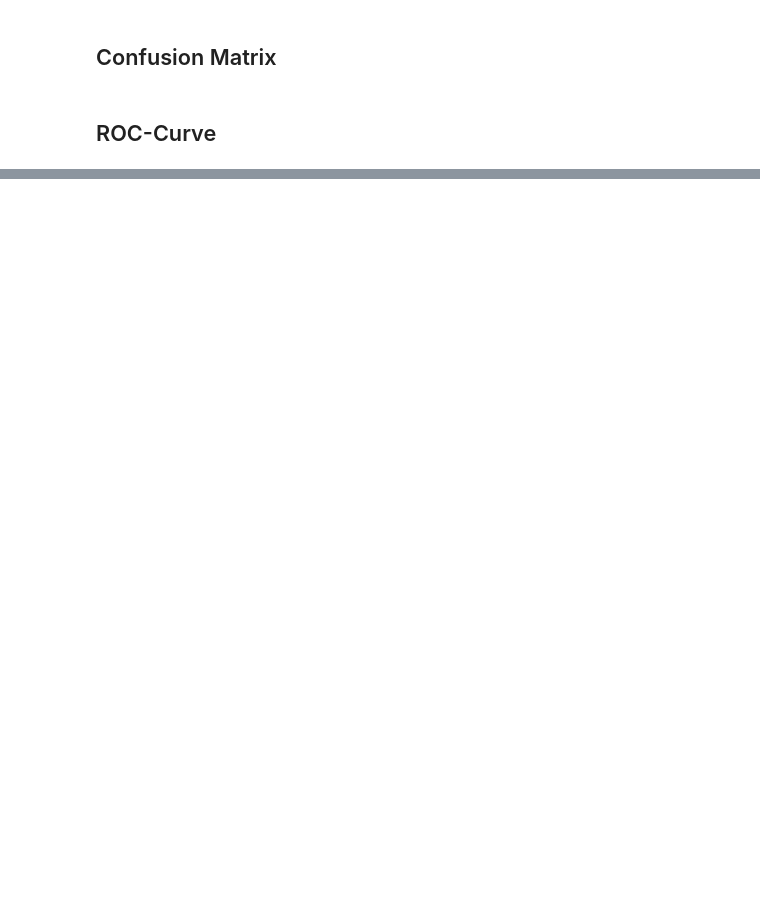
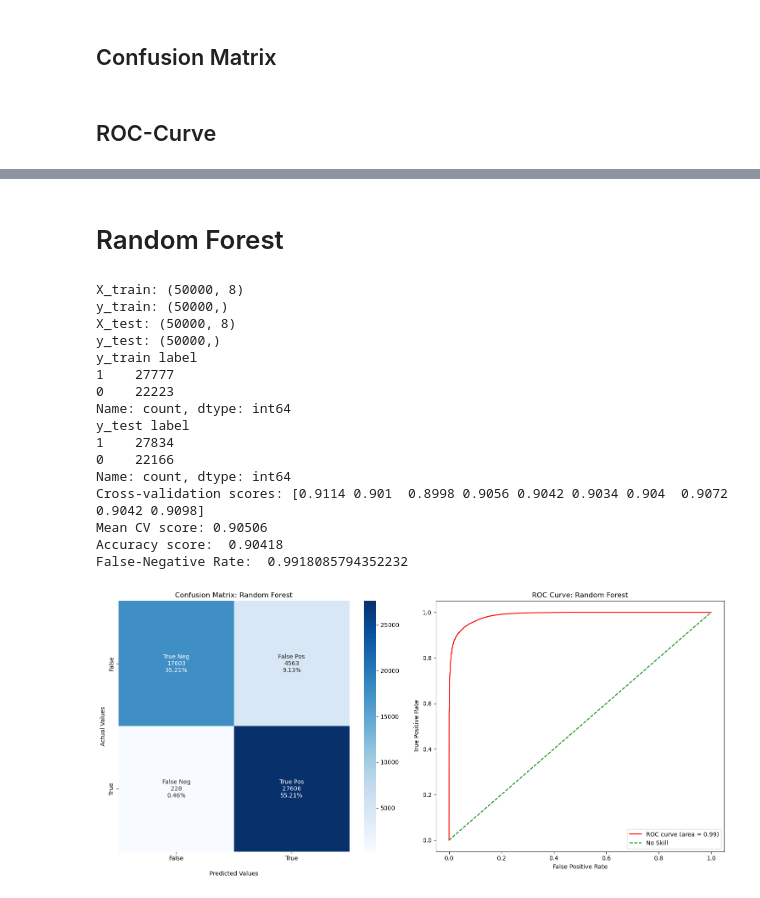
Before and after one commit to Faragas91/Masterarbeit, a Jupyter notebook: Scripts/ROC-Curve_with_SISSI.ipynb, the cells around one changed output, grey strips where cells are left out. Drawn from its saved outputs; the diff is of its cells as text; code cells hidden in the pictures; blank space fills up the shorter version.

Commit message:
Genarate Roc-Curves with RandomForest and XGBoost

```diff
--- a/Scripts/ROC-Curve_with_SISSI.ipynb
+++ b/Scripts/ROC-Curve_with_SISSI.ipynb
@@ -204,0 +224,2 @@ ValueError: This solver needs samples of at least 2 classes in the data, but the
+# %% [markdown]
+# Random Forest
@@ -204,0 +296,20 @@ ValueError: This solver needs samples of at least 2 classes in the data, but the
+# %%
+random_forest_pipeline(df_sissiz_mono)
+# %% [output]
+X_train: (50000, 8)
+y_train: (50000,)
+X_test: (50000, 8)
+y_test: (50000,)
+y_train label
+1    27777
+0    22223
+Name: count, dtype: int64
+y_test label
+1    27834
+0    22166
+Name: count, dtype: int64
+Cross-validation scores: [0.9114 0.901  0.8998 0.9056 0.9042 0.9034 0.904  0.9072 0.9042 0.9098]
+Mean CV score: 0.90506
+Accuracy score:  0.90418
+False-Negative Rate:  0.9918085794352232
+[figure, added]
```
Also changed, not shown: parts of 27 cells of this notebook.
